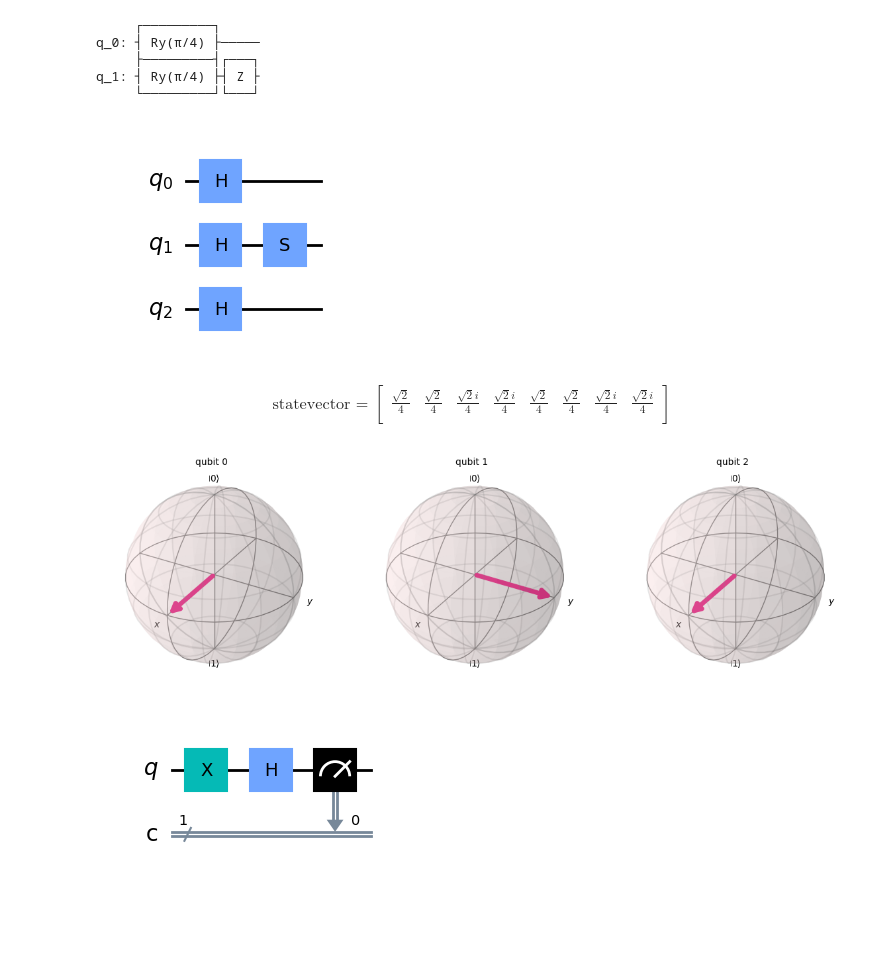
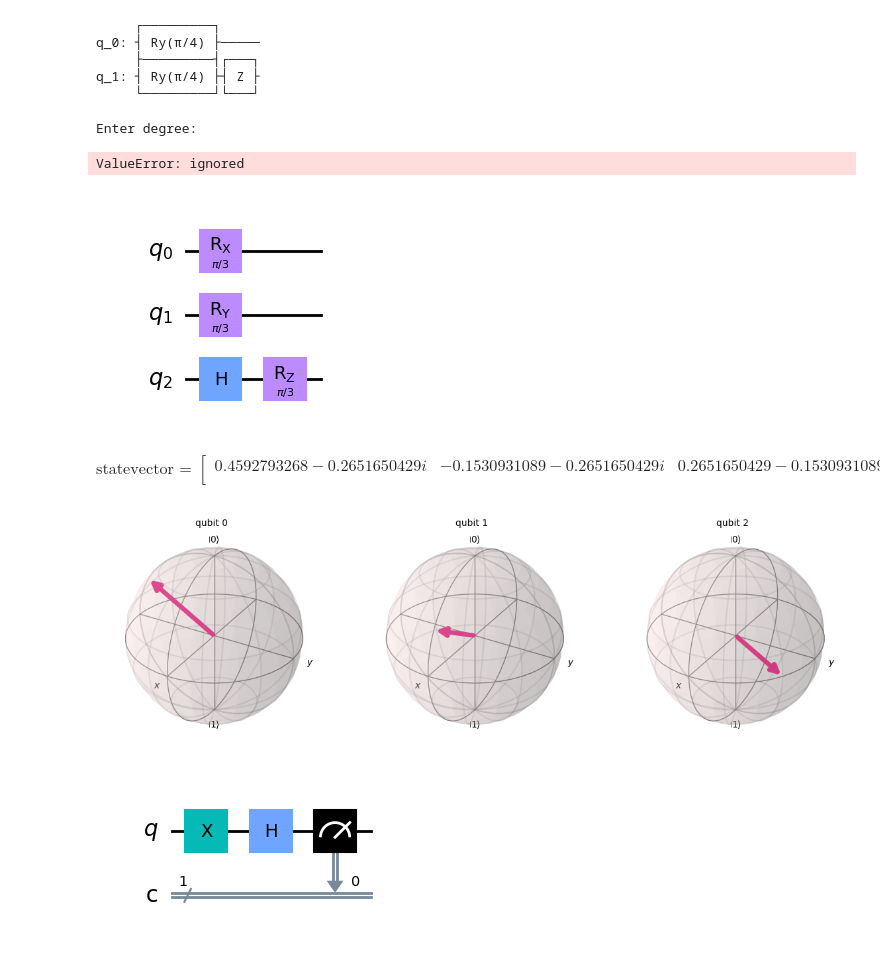
Before and after one commit to yellomello/Qiskit_Basics, a Jupyter notebook: qiskit_basics_S,sdag,T,tdag.ipynb, the cells around one changed output. Cells and saved outputs as stored; diff of their text form; code cells hidden in the pictures; blank space fills up the shorter version.

```diff
--- a/qiskit_basics_S,sdag,T,tdag.ipynb
+++ b/qiskit_basics_S,sdag,T,tdag.ipynb
@@ -77,16 +77,32 @@ q_0: ┤ Ry(π/4) ├─────
      ├─────────┤┌───┐
 q_1: ┤ Ry(π/4) ├┤ Z ├
      └─────────┘└───┘
+# %%
+#Degrees to Radian Converter
+deg= float(input("Enter degree:"))
+val=deg*(pi/180)
+print(val)
+# %% [output]
+Enter degree:
+ValueError: ignored
 # %%
 #Hadamard Gates
 circuit = QuantumCircuit(3)
 # circuit.x(0)
-circuit.h([0,1,2])
-circuit.s(1)
-# circuit.h(0)
+# circuit.h([0,1,2])
+# circuit.s(1)
+# circuit.sdg(1)
+# circuit.s(1)
+# circuit.s(1)
+# circuit.h(1)
+
+circuit.rx(pi/3,0)
+circuit.ry(pi/3,1)
+circuit.h(2)
+circuit.rz(pi/3,2)
 circuit.draw(output='mpl')
 # %% [output]
-[figure, old version]
+[figure, new version]
 # %%
 simulator = Aer.get_backend('statevector_simulator')
 result = execute(circuit, backend= simulator ).result()
@@ -97,13 +113,13 @@ array_to_latex(statevector, prefix = '\\text{statevector = } \n')
 $$
 \text{statevector = }
 \begin{bmatrix}
-\frac{\sqrt{2}}{4} & \frac{\sqrt{2}}{4} & \frac{\sqrt{2} i}{4} & \frac{\sqrt{2} i}{4} & \frac{\sqrt{2}}{4} & \frac{\sqrt{2}}{4} & \frac{\sqrt{2} i}{4} & \frac{\sqrt{2} i}{4}  \\
+0.4592793268 - 0.2651650429 i & -0.1530931089 - 0.2651650429 i & 0.2651650429 - 0.1530931089 i & -0.0883883476 - 0.1530931089 i & 0.4592793268 + 0.2651650429 i & 0.1530931089 - 0.2651650429 i & 0.2651650429 + 0.1530931089 i & 0.0883883476 - 0.1530931089 i  \\
  \end{bmatrix}
 $$
 # %%
 plot_bloch_multivector(statevector)
 # %% [output]
-[figure, old version]
+[figure, new version]
 # %%
 circuit.measure(0,0)
 circuit.draw(output='mpl')
```
Also changed, not shown: parts of 1 cell of this notebook.
